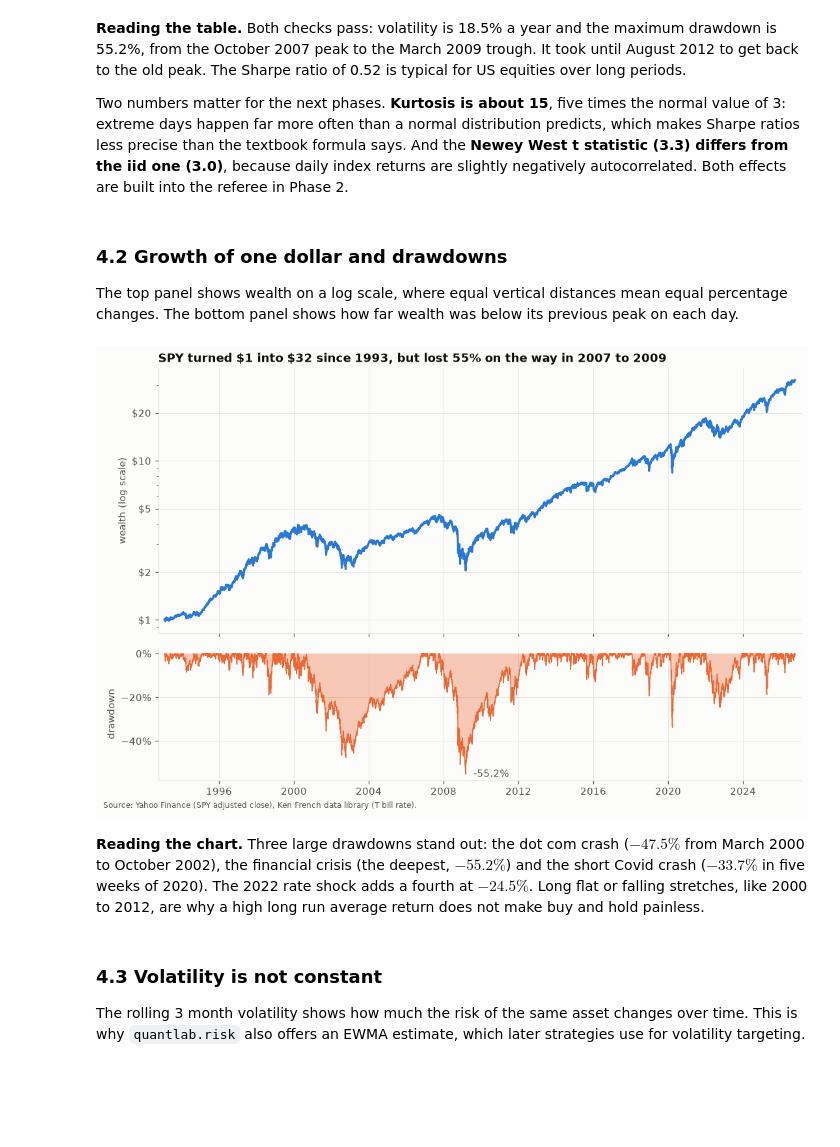
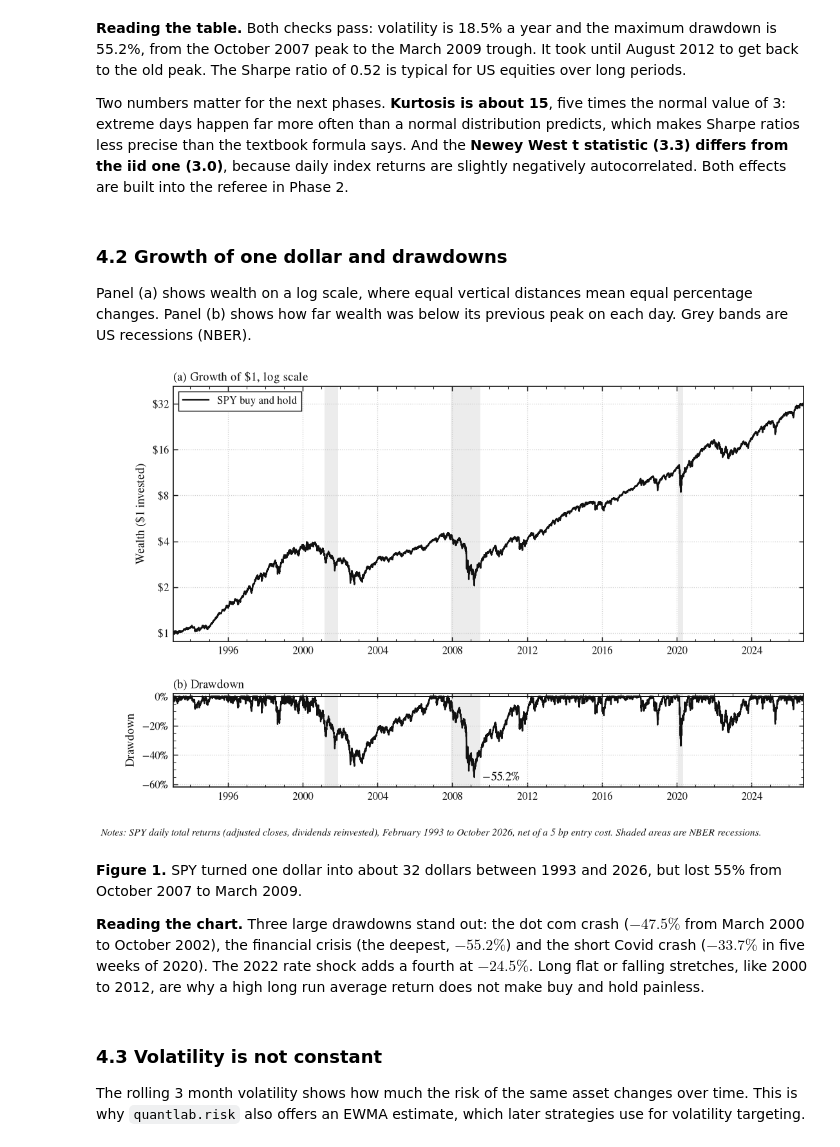
Before and after one commit to FranzTriebe/quant_finance, a Jupyter notebook: projects/p01_referee/01_spy_buy_and_hold.ipynb, the cells around one changed output. Drawn from its saved outputs; the diff is of its cells as text; code cells hidden in the pictures; blank space fills up the shorter version.

```diff
--- a/projects/p01_referee/01_spy_buy_and_hold.ipynb
+++ b/projects/p01_referee/01_spy_buy_and_hold.ipynb
@@ -44,13 +43,9 @@ VOL_WINDOW = 63  # rolling volatility window in trading days (about 3 months)
 REFRESH = False  # True downloads fresh data instead of using the cache in data/
 OUTPUT_DIR = Path(quantlab.__file__).resolve().parents[1] / "output" / "p01"
 # %%
-plotting.apply_style()
+acad.apply_style()
 pd.options.display.float_format = "{:,.4f}".format
 OUTPUT_DIR.mkdir(parents=True, exist_ok=True)
-PALETTE = plotting.PALETTE
-SOURCE = (
-    "Source: Yahoo Finance (SPY adjusted close), Ken French data library (T bill rate)."
-)
 # %% [markdown]
 ## 2. Data
 
@@ -216,48 +211,27 @@ Two numbers matter for the next phases. **Kurtosis is about 15**, five times the
 # %% [markdown]
 ### 4.2 Growth of one dollar and drawdowns
 
-The top panel shows wealth on a log scale, where equal vertical distances mean equal percentage changes. The bottom panel shows how far wealth was below its previous peak on each day.
+Panel (a) shows wealth on a log scale, where equal vertical distances mean equal percentage changes. Panel (b) shows how far wealth was below its previous peak on each day. Grey bands are US recessions (NBER).
-# %%
-fig, (ax_w, ax_dd) = plt.subplots(
-    2, 1, figsize=(10, 6.5), sharex=True, gridspec_kw={"height_ratios": [2, 1]}
-)
-ax_w.plot(wealth, color=PALETTE["primary"])
-ax_w.set_yscale("log")
-ax_w.yaxis.set_major_locator(matplotlib.ticker.LogLocator(subs=(1, 2, 5)))
-ax_w.margins(x=0.01)
-ax_w.yaxis.set_major_formatter(matplotlib.ticker.StrMethodFormatter("${x:,.0f}"))
-ax_w.yaxis.set_minor_formatter(matplotlib.ticker.NullFormatter())
-ax_w.set_ylabel("wealth (log scale)")
-ax_w.set_title(
-    f"SPY turned \\$1 into \\${wealth.iloc[-1]:.0f} since 1993, but lost {-summary['max_drawdown']:.0%} on the way in 2007 to 2009"
-)
-ax_dd.fill_between(
-    total_drawdown.index,
-    total_drawdown,
-    0,
-    color=PALETTE["comparison"],
-    alpha=0.35,
-    linewidth=0,
-)
-ax_dd.plot(total_drawdown, color=PALETTE["comparison"], linewidth=1)
-ax_dd.yaxis.set_major_formatter(PercentFormatter(1.0))
-ax_dd.set_ylabel("drawdown")
-ax_dd.margins(x=0.01)
-ax_dd.annotate(
-    f"{total_drawdown.min():.1%}",
-    (trough, total_drawdown.min()),
-    xytext=(8, 0),
-    textcoords="offset points",
-    va="center",
-    color=PALETTE["text_secondary"],
-)
-fig.text(0.01, 0, SOURCE, fontsize=8, alpha=0.7)
-fig.tight_layout()
-fig.savefig(OUTPUT_DIR / "f0_spy_buy_and_hold.png")
-plt.show()
-# %% [output]
-[figure, removed]
+# %%
+fig, (ax_w, ax_dd) = acad.wealth_drawdown_figure(
+    {"SPY buy and hold": result["total"]},
+    table=False,
+    note="Notes: SPY daily total returns (adjusted closes, dividends reinvested), February 1993 to October 2026, net of a 5 bp entry cost. Shaded areas are NBER recessions.",
+)
+ax_dd.annotate(
+    f"{total_drawdown.min():.1%}".replace("-", "−"),
+    (trough, total_drawdown.min()),
+    xytext=(6, 0),
+    textcoords="offset points",
+    va="center",
+)
+acad.save(fig, "f0_spy_buy_and_hold", outdir=OUTPUT_DIR)
+plt.show()
+# %% [output]
+[figure, added]
 # %% [markdown]
+**Figure 1.** SPY turned one dollar into about 32 dollars between 1993 and 2026, but lost 55% from October 2007 to March 2009.
+
 **Reading the chart.** Three large drawdowns stand out: the dot com crash ($-47.5\%$ from March 2000 to October 2002), the financial crisis (the deepest, $-55.2\%$) and the short Covid crash ($-33.7\%$ in five weeks of 2020). The 2022 rate shock adds a fourth at $-24.5\%$. Long flat or falling stretches, like 2000 to 2012, are why a high long run average return does not make buy and hold painless.
 # %% [markdown]
 ### 4.3 Volatility is not constant
```
Also changed, not shown: parts of 4 cells of this notebook.
